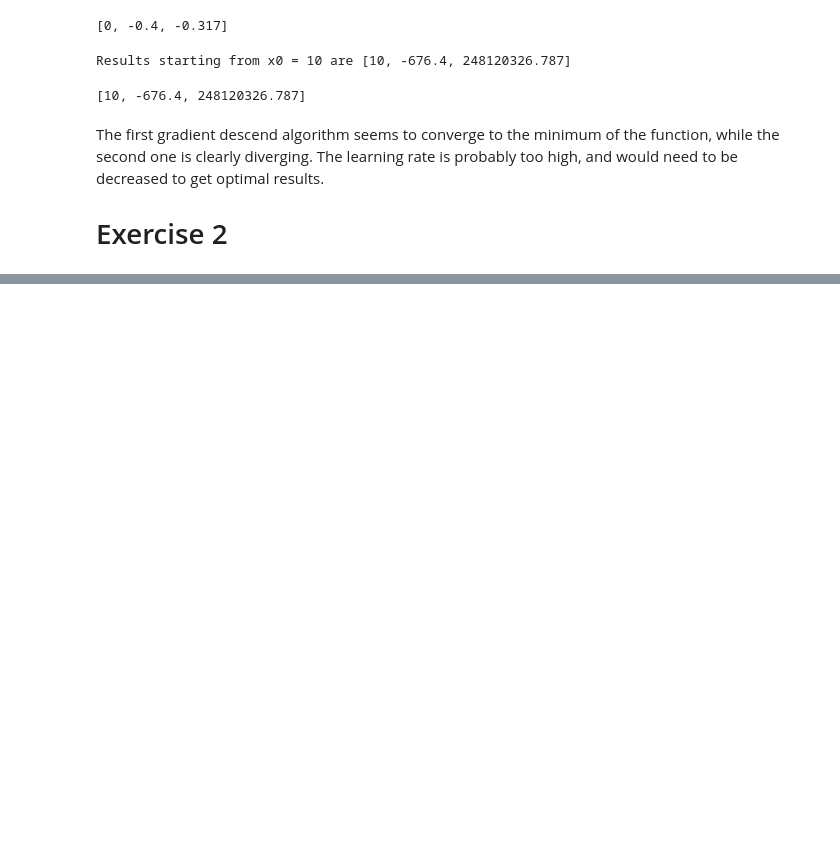
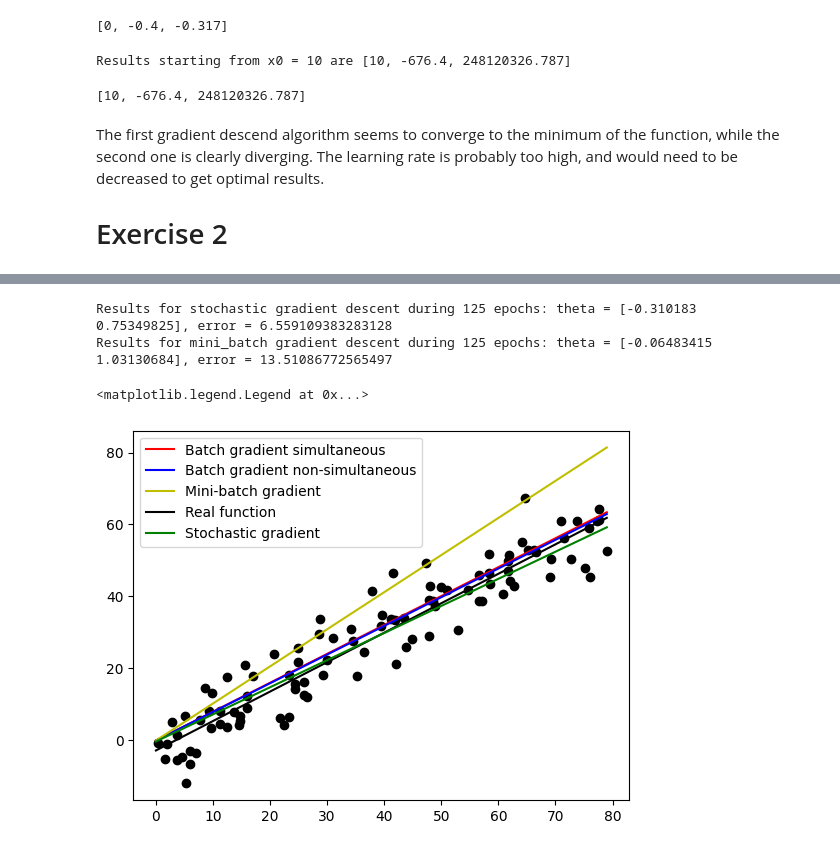
Before and after one commit to JeannesTheo/DataMiningForNetworks, a Jupyter notebook: Assignement1.ipynb, the cells around one changed output, grey strips where cells are left out. Saved outputs shown, nothing was run; the diff lists cells and outputs as text; code cells hidden in the pictures; blank space fills up the shorter version.

```diff
--- a/Assignement1.ipynb
+++ b/Assignement1.ipynb
@@ -102,0 +124,18 @@ plt.legend()
+# %%
+thetas_sto, loss_sto,epochs_sto = linear_regression(X, y, mode='stochastic')
+thetas_mini, loss_mini,epochs_mini = linear_regression(X, y, mode='mini_batch')
+# %% [output]
+Results for stochastic gradient descent during 125 epochs: theta = [-0.310183    0.75349825], error = 6.559109383283128
+Results for mini_batch gradient descent during 125 epochs: theta = [-0.06483415  1.03130684], error = 13.51086772565497
+# %%
+plt.scatter(X,y, color='black')
+x = np.arange(0, RANGE_VALUES,1)
+plt.plot(f(x, thetas_sim[-1]), label='Batch gradient simultaneous', color='r')
+plt.plot(f(x, thetas[-1]), label='Batch gradient non-simultaneous', color='b')
+plt.plot(f(x, thetas_mini[-1]), label='Mini-batch gradient', color='y')
+plt.plot(f(x,theta_reel), label='Real function', color='k')
+plt.plot(f(x, thetas_sto[-1]), label='Stochastic gradient', color='g')
+plt.legend()
+# %% [output]
+<matplotlib.legend.Legend at 0x...>
+[figure, added]
```
Also changed, not shown: parts of 17 cells of this notebook, 8 other files.
